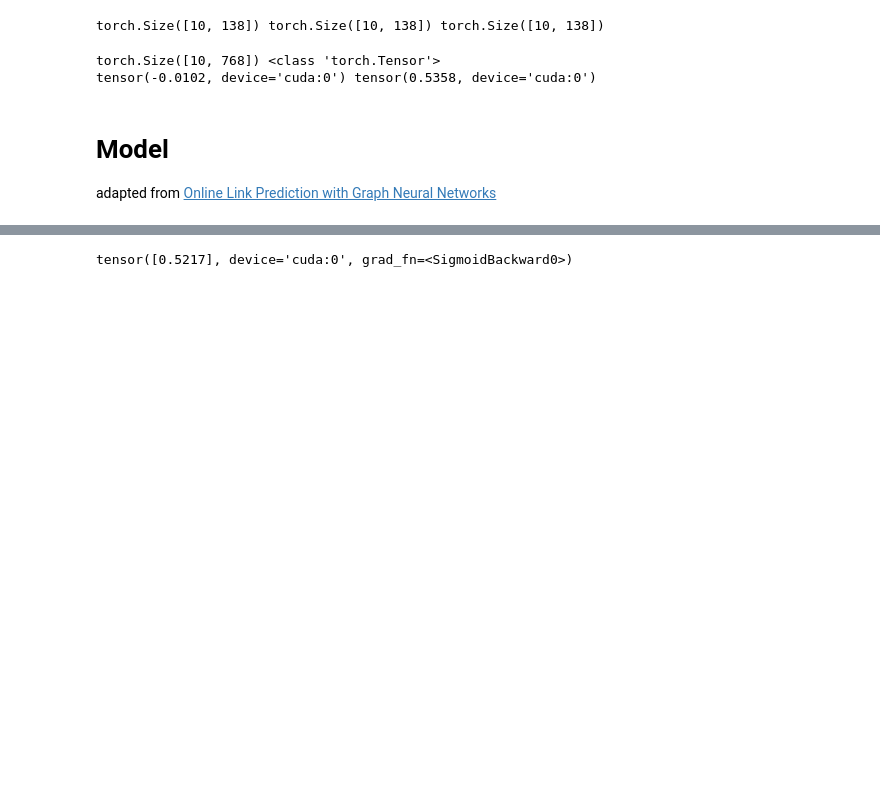
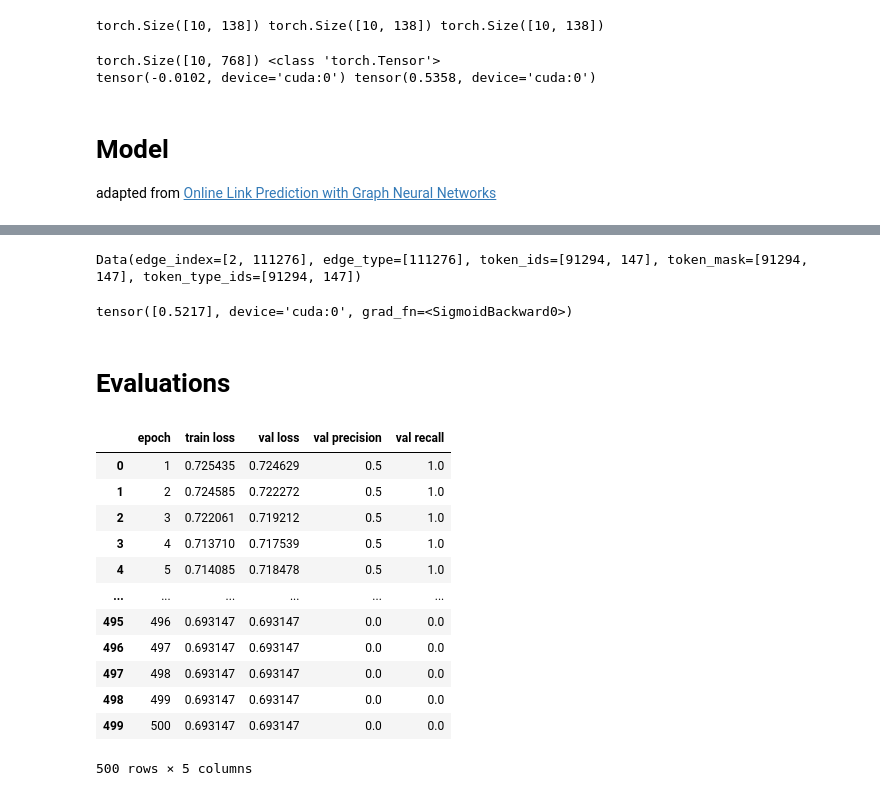
Before and after one commit to jpelayx/nlp, a Jupyter notebook: model.ipynb, the cells around one changed output, grey strips where cells are left out. Drawn from its saved outputs; the diff is of its cells as text; code cells hidden in the pictures; blank space fills up the shorter version.

```diff
--- a/model.ipynb
+++ b/model.ipynb
@@ -111,0 +160,4 @@ emb = model(node_embeddings, g.edge_index)
+# %%
+g
+# %% [output]
+Data(edge_index=[2, 111276], edge_type=[111276], token_ids=[91294, 147], token_mask=[91294, 147], token_type_ids=[91294, 147])
@@ -114,3 +168,5 @@ pred = link_pred(emb[0], emb[1])
 pred
 # %% [output]
 tensor([0.5217], device='cuda:0', grad_fn=<SigmoidBackward0>)
+# %% [markdown]
+# Evaluations
@@ -116,0 +176,17 @@ tensor([0.5217], device='cuda:0', grad_fn=<SigmoidBackward0>)
+# %%
+res = pd.read_csv('out4.csv')
+res
+# %% [output]
+|  | epoch | train loss | val loss | val precision | val recall |
+| 0 | 1 | 0.725435 | 0.724629 | 0.5 | 1.0 |
+| 1 | 2 | 0.724585 | 0.722272 | 0.5 | 1.0 |
+| 2 | 3 | 0.722061 | 0.719212 | 0.5 | 1.0 |
+| 3 | 4 | 0.713710 | 0.717539 | 0.5 | 1.0 |
+| 4 | 5 | 0.714085 | 0.718478 | 0.5 | 1.0 |
+| ... | ... | ... | ... | ... | ... |
+| 495 | 496 | 0.693147 | 0.693147 | 0.0 | 0.0 |
+| 496 | 497 | 0.693147 | 0.693147 | 0.0 | 0.0 |
+| 497 | 498 | 0.693147 | 0.693147 | 0.0 | 0.0 |
+| 498 | 499 | 0.693147 | 0.693147 | 0.0 | 0.0 |
+| 499 | 500 | 0.693147 | 0.693147 | 0.0 | 0.0 |
+500 rows × 5 columns
```
Also changed, not shown: parts of 12 cells of this notebook, 3 other files.
